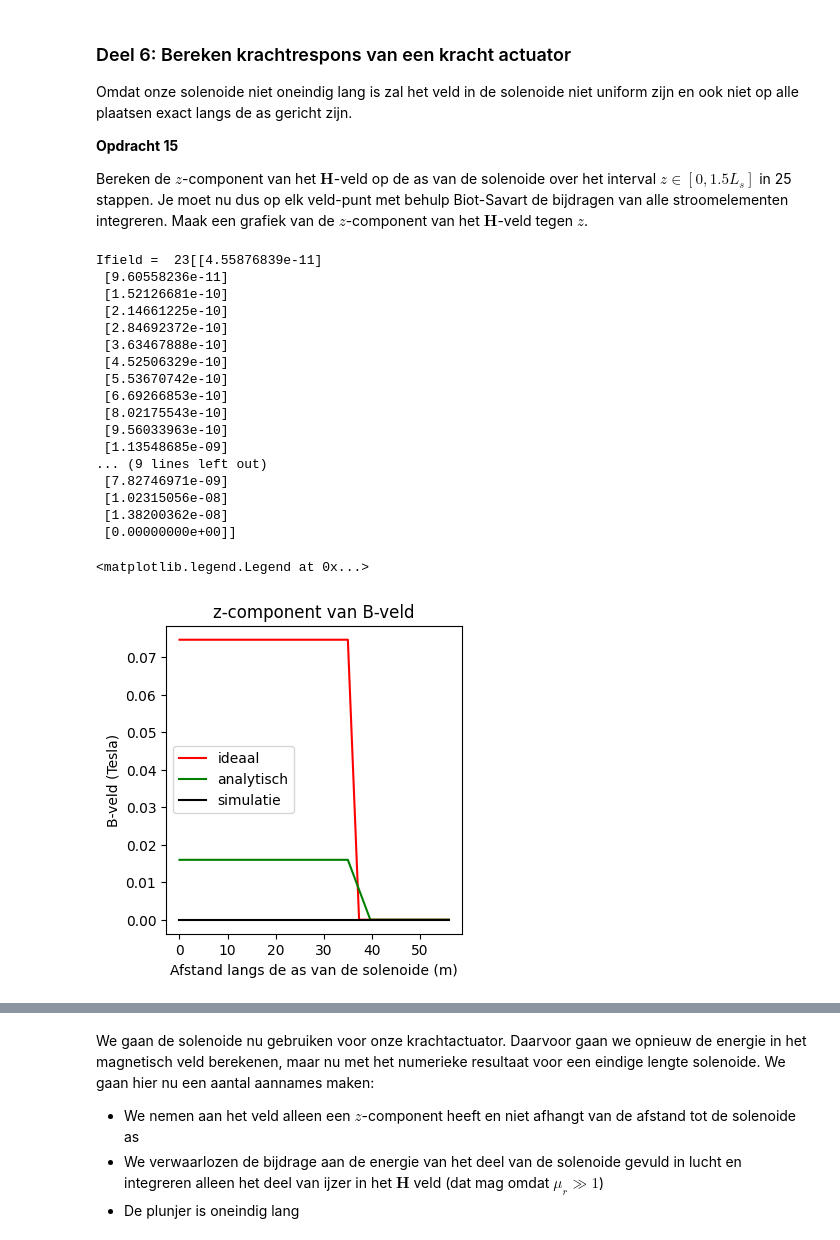
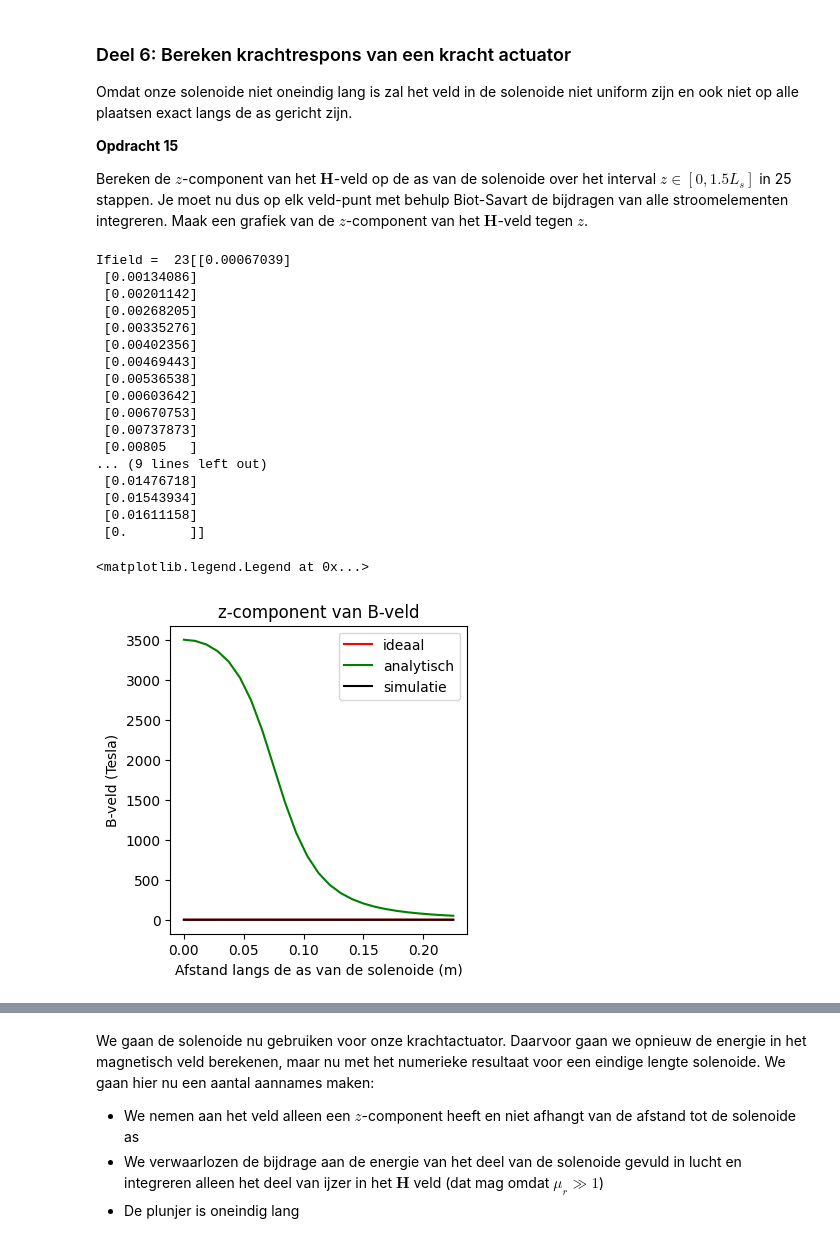
Before and after one commit to luckykat07/opdrachten-DEF-D_LE, a Jupyter notebook: DigitaleOntwerpopdrachten/2KrachtactuatorOpdracht/KrachtactuatorOpdracht.ipynb, the cells around one changed output, grey strips where cells are left out. Drawn from its saved outputs; the diff is of its cells as text; code cells hidden in the pictures.

Commit message:
alle opgaven gecheckt en verbeterd, opagve 15 lukt niet helemaal, nu ff snel wrs goede code van ai eronder gezet

```diff
--- a/DigitaleOntwerpopdrachten/2KrachtactuatorOpdracht/KrachtactuatorOpdracht.ipynb
+++ b/DigitaleOntwerpopdrachten/2KrachtactuatorOpdracht/KrachtactuatorOpdracht.ipynb
@@ -345,9 +345,9 @@ Deze opdracht kan ook gemaakt worden met het gebruik van for loops, De akauze vo
 ### Eerst moeten we een L en r maken
 r_obs = np.array([0.1, 0, 0])
 L = 10
-N = 64
+N = 100
 ### Op basis van de theorie kan je stellen dat de spoel in de z-richting staat dus ik maak hier de punten voor op de as(dl)
-z = np.array(np.linspace(0, L, N))
+z = np.array(np.linspace(-L/2, L/2, N))
 dz = z[1] - z[0]
 dl = np.array([0, 0, dz])
 ### r_source is hier een verdeling van punten op de z-as, van 0 tot z met N punten
@@ -362,7 +362,7 @@ dH = np.zeros((N, 3))
 #    dH[i] = (I/(4*np.pi))*(np.cross(dl, unit_R)/(length_R**2))
 ### Deels for loop deels functie aanpak
 for i in range(N):
-    dH[i] = field_current_element(r_field, r_source[i], dl)
+    dH[i] = field_current_element(r_obs, r_source[i], dl)
 
 
 plt.figure()
@@ -402,19 +402,18 @@ a. Bereken het aantal omwentelingen van je draad, hierbij mag je aannemen dat de
 b. Bereken de $x$, $y$ en $z$ coordinaten.\
 c. Bereken de spoed, in eenheden van aantal omwentelingen per meter, en print dit.
 # %%
-l_draad = np.array([0.02, 0.15, 0.3])# Lengte draad
+l_draad = np.array([33.65, 74.79, 74.79])# Lengte draad
 r_sol = np.array([0.04, 0.04, 0.02])# Straal solenoide
-L_sol = np.array([33.65, 74.79, 74.79])# Lengte solenoide
-N = 500
+L_sol = np.array([0.02, 0.15, 0.3])# Lengte solenoide
 aantal_omwentelingen = l_draad/(2*np.pi*r_sol)# Aantal wikkeling
 spoed = aantal_omwentelingen/L_sol
 print('de spoed van de deuractuator is', spoed[0], 'wikkelingen/m')
 print('de spoed van het verstelbare bureau is', spoed[1], 'wikkelingen/m')
 print('de spoed van de automatische deur is', spoed[2], 'wikkelingen/m')
 
-x_deuractuator, y_deuractuator, z_deuractuator = parametrisatie(N, r_sol[0], aantal_omwentelingen[0], L_sol[0])
-x_bureau, y_bureau, z_bureau = parametrisatie(N, r_sol[1], aantal_omwentelingen[1], L_sol[1])
-x_deur, y_deur, z_deur = parametrisatie(N, r_sol[2], aantal_omwentelingen[2], L_sol[2])
+x_deuractuator, y_deuractuator, z_deuractuator = parametrisatie(1500, r_sol[0], aantal_omwentelingen[0], L_sol[0]) # N aangepast per plot voor een mooie weergave
+x_bureau, y_bureau, z_bureau = parametrisatie(3600, r_sol[1], aantal_omwentelingen[1], L_sol[1]) # N aangepast per plot voor een mooie weergave
+x_deur, y_deur, z_deur = parametrisatie(6500, r_sol[2], aantal_omwentelingen[2], L_sol[2]) # N aangepast per plot voor een mooie weergave
 # Enkele plots
 ax=plt.figure().add_subplot(projection='3d')
 plt.title('Traject van de draad van de solenoide voor de deuractuator')
@@ -454,13 +453,13 @@ Bereken het veld in het midden van de solenoide en vergelijk het met het analyti
 n = spoed
 I_z = 6
 H_inf_analytisch = n*I_z
-N = 10000
+N = 75000
 r_field = np.array([0, 0, 0])
 ### Voor het numerieke antwoord
 def field_current_element(r_field, r_source, dl): #even nog een keer gekopieert voor de overzichtelijkheid
     length_r = np.linalg.norm(r_field-r_source)
     unit_r = (r_field-r_source)/(length_r)
-    dH = (I/(4*np.pi))*(np.cross(dl, unit_r))/(length_r**2)
+    dH = (I_z/(4*np.pi))*(np.cross(dl, unit_r))/(length_r**2)
     return dH
 x_deuractuator, y_deuractuator, z_deuractuator = parametrisatie(N, r_sol[0], aantal_omwentelingen[0], L_sol[0])
 x_bureau, y_bureau, z_bureau = parametrisatie(N, r_sol[1], aantal_omwentelingen[1], L_sol[1])
@@ -489,6 +488,9 @@ H_numeriek_deur = compute_field(r_field, x_deur, y_deur, z_deur)
 H_numeriek = np.array([H_numeriek_deuractuator, H_numeriek_bureau, H_numeriek_deur])
 H_numeriek_z = np.array([H_numeriek_deuractuator[2], H_numeriek_bureau[2], H_numeriek_deur[2]])
 print('de numerike berekening van H is', H_numeriek)
+print()
 print('het z-aspect hiervan is', H_numeriek_z)
+print()
 print('de analytische berekening van H is', H_inf_analytisch)
+print('de waarde voor de deuractuator wijkt zoveel af omdat de benadering voor een oneindig lange solenoide niet goed past bij de korte lengte en kleine straal van de solenoide')
 # %% [output]
@@ -506,6 +511,7 @@ Omdat onze solenoide niet oneindig lang is zal het veld in de solenoide niet uni
 Bereken de $z$-component van het $\mathbf{H}$-veld op de as van de solenoide over het interval $z \in [0, 1.5L_s]$ in 25 stappen. Je moet nu dus op elk veld-punt met behulp Biot-Savart de bijdragen van alle stroomelementen integreren. Maak een grafiek van de $z$-component van het $\mathbf{H}$-veld tegen $z$.
 # %%
 n_ax=25
+N_draad = 20000
 H_ax=np.zeros((n_ax,1))
 Verschillende_xyz = []
 Verschillende_dl = []
@@ -513,7 +519,7 @@ r_sources = []
 Verschillende_diff = []
 fields = []
 for i in range(len(L_sol)): #expirimentele manier om alle 3 de designs in een for loop te berekenen inplaats van alles 3x kopieren en plakken en dan een ander naampje te geven
-    x_source, y_source, z_source = parametrisatie(n_ax, r_sol[i], aantal_omwentelingen[i], L_sol[i])
+    x_source, y_source, z_source = parametrisatie(N_draad, r_sol[i], aantal_omwentelingen[i], L_sol[i])
     Verschillende_xyz.append((x_source, y_source, z_source))
     dx, dy, dz = np.diff(x_source), np.diff(y_source), np.diff(z_source)
     Verschillende_dl.append((dx, dy, dz))
@@ -545,47 +551,47 @@ for I in range(3):
         r_field = np.array([0, 0, fields[I][i][2]])
         r_source = np.array([r_sources[I][i][0],r_sources[I][i][1],r_sources[I][i][2]])
         dl = np.array([Verschillende_diff[I][i][0], Verschillende_diff[I][i][1], Verschillende_diff[I][i][2]])
         Hsimulated += (field_current_element(r_field, r_source, dl))
         H_ax[i,0]=Hsimulated[2]
         H_model.append(H_ax)
 
 Ideaal_H_veld = []
 Analytisch_H_veld = []
 for i in range(3):
     H_veld_ideaal=analytical_answer*np.ones(n_ax)*(1.0*(z_ax < L_sol[i]/2))
     Ideaal_H_veld.append(H_veld_ideaal)
 # dit is nog een aardige analytische uitdrukking die je kan uitrekenen voor de z-component op de as van een solenoide met eindige lengte
     H_veld_analytisch=(aantal_omwentelingen[i]*I/L_sol[i]/2)*((L_sol[i]/2-z_ax)/np.sqrt((z_ax- L_sol[i]/2)**2 + r_sol[i]**2)+(L_sol[i]/2+z_ax)/np.sqrt((z_ax+ L_sol[i]/2)**2 + r_sol[i]**2))
     Analytisch_H_veld.append(H_veld_analytisch)
 
 print(H_model[1])
 
 plt.figure(figsize=[13,4])
 plt.subplot(131)
 plt.title('z-component van B-veld')
 plt.plot(z_ax, Ideaal_H_veld[1], '-r', label='ideaal')
 plt.plot(z_ax, Analytisch_H_veld[1], '-g', label='analytisch')
 plt.plot(z_ax, H_model[1], '-k', label='simulatie')
 plt.xlabel('Afstand langs de as van de solenoide (m)')
 plt.ylabel('B-veld (Tesla)')
 plt.legend()
 # %% [output]
-Ifield =  23[[4.55876839e-11]
- [9.60558236e-11]
- [1.52126681e-10]
- [2.14661225e-10]
- [2.84692372e-10]
- [3.63467888e-10]
- [4.52506329e-10]
- [5.53670742e-10]
- [6.69266853e-10]
- [8.02175543e-10]
- [9.56033963e-10]
- [1.13548685e-09]
+Ifield =  23[[0.00067039]
+ [0.00134086]
+ [0.00201142]
+ [0.00268205]
+ [0.00335276]
+ [0.00402356]
+ [0.00469443]
+ [0.00536538]
+ [0.00603642]
+ [0.00670753]
+ [0.00737873]
+ [0.00805   ]
 ... (9 lines left out)
- [7.82746971e-09]
- [1.02315056e-08]
- [1.38200362e-08]
- [0.00000000e+00]]
+ [0.01476718]
+ [0.01543934]
+ [0.01611158]
+ [0.        ]]
 <matplotlib.legend.Legend at 0x...>
-[figure, old version]
+[figure, new version]
```
Also changed, not shown: parts of 4 cells of this notebook.
